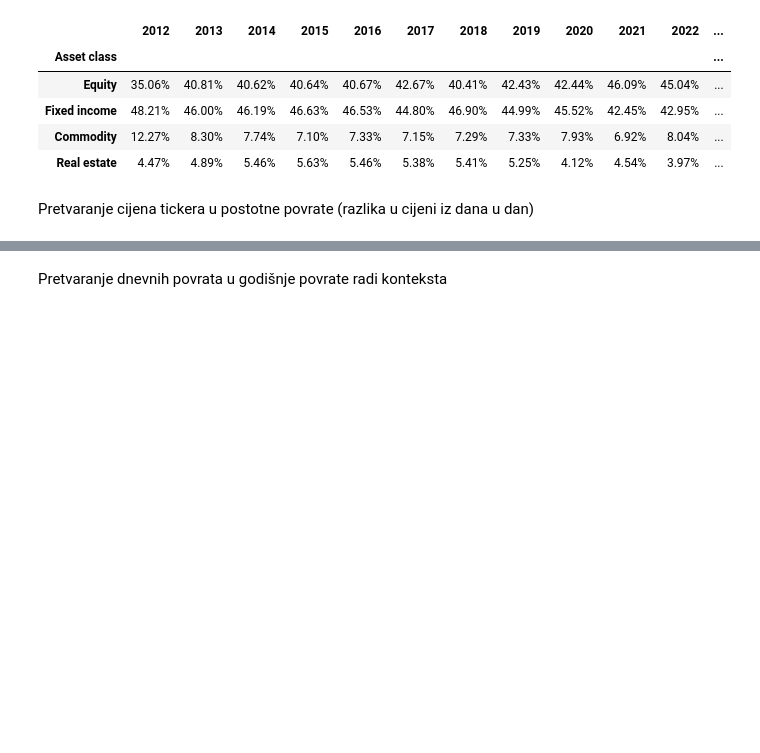
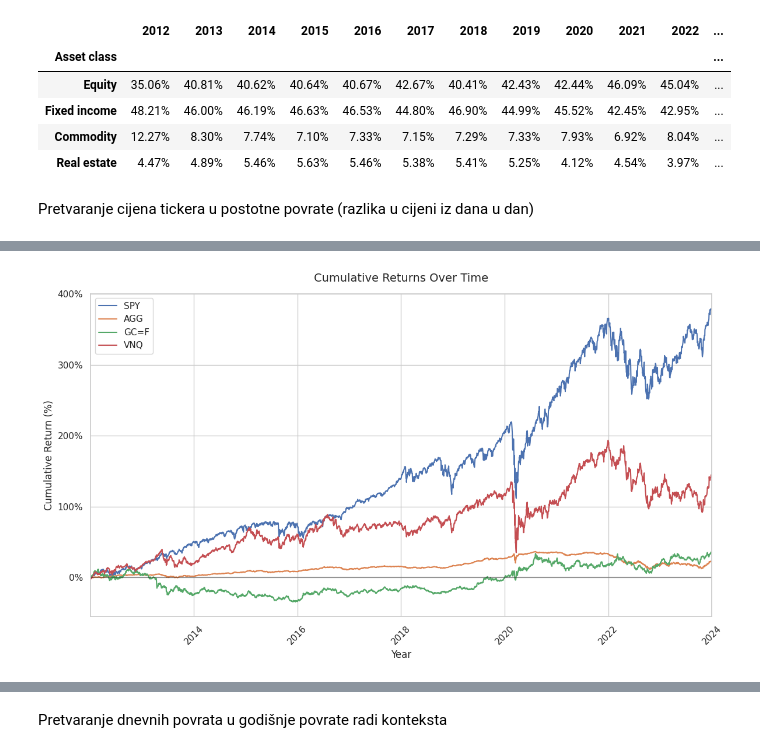
Before and after one commit to evucelic/EQ-Performance-Backtesting, a Jupyter notebook: project.ipynb, the cells around one changed output, grey strips where cells are left out. Cells and saved outputs as stored; diff of their text form; code cells hidden in the pictures; blank space fills up the shorter version.

```diff
--- a/project.ipynb
+++ b/project.ipynb
@@ -76,2 +78,30 @@ change
 | 2023-12-29 00:00:00+00:00 | -0.001911 | -0.005545 | -0.002895 | -0.011854 |
 3011 rows × 4 columns
+# %%
+cumulative_returns = (1 + change).cumprod() - 1
+
+plt.figure(figsize=(12, 7))
+
+for ticker in tickers:
+   plt.plot(cumulative_returns.index, cumulative_returns[ticker] * 100,
+            label=ticker, linewidth=1.5)
+
+plt.axhline(y=0, color='black', linestyle='-', alpha=0.3)
+
+plt.title('Cumulative Returns Over Time', fontsize=14, pad=15)
+plt.xlabel('Year', fontsize=12)
+plt.ylabel('Cumulative Return (%)', fontsize=12)
+
+plt.xlim(cumulative_returns.index.min(), pd.Timestamp('2024-01-01'))
+
+
+plt.gca().yaxis.set_major_formatter(plt.FuncFormatter(lambda y, _: '{:.0f}%'.format(y)))
+
+plt.xticks(rotation=45)
+
+plt.legend(loc='upper left')
+
+plt.tight_layout()
+plt.show()
+# %% [output]
+[figure, added]
```
Also changed, not shown: parts of 13 cells of this notebook.
